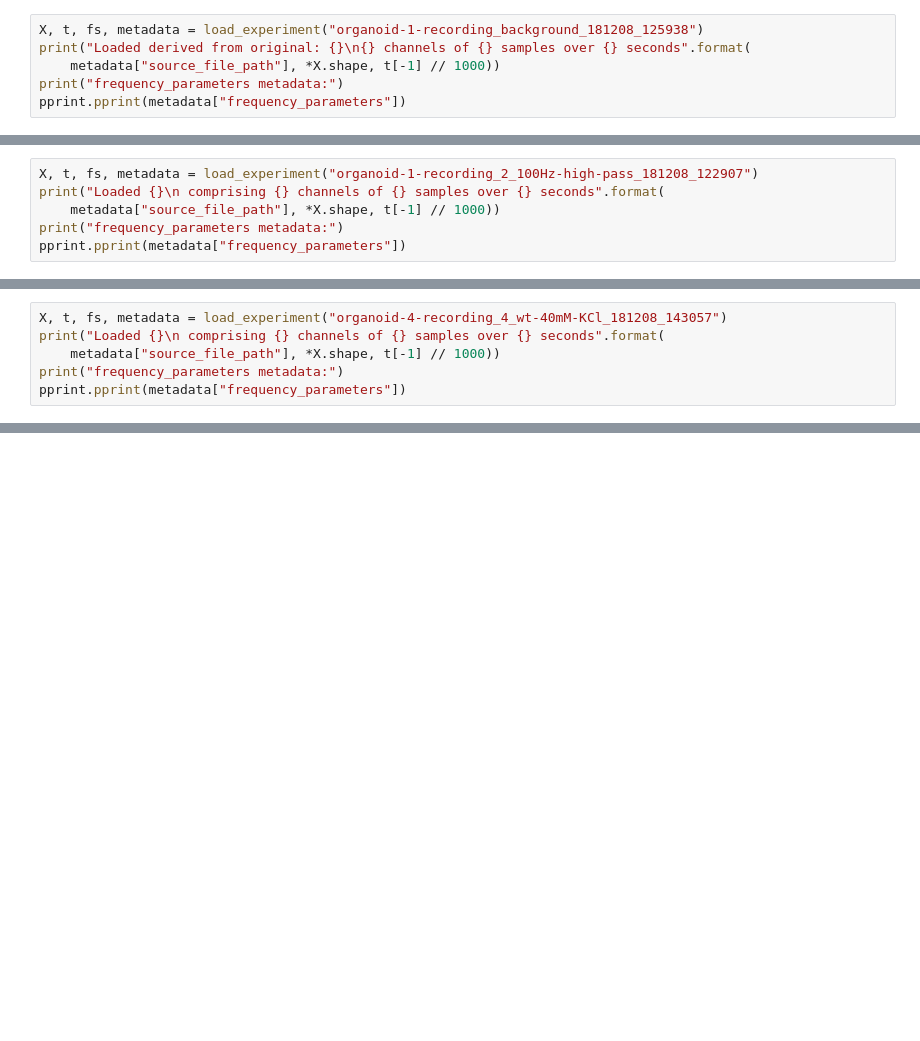
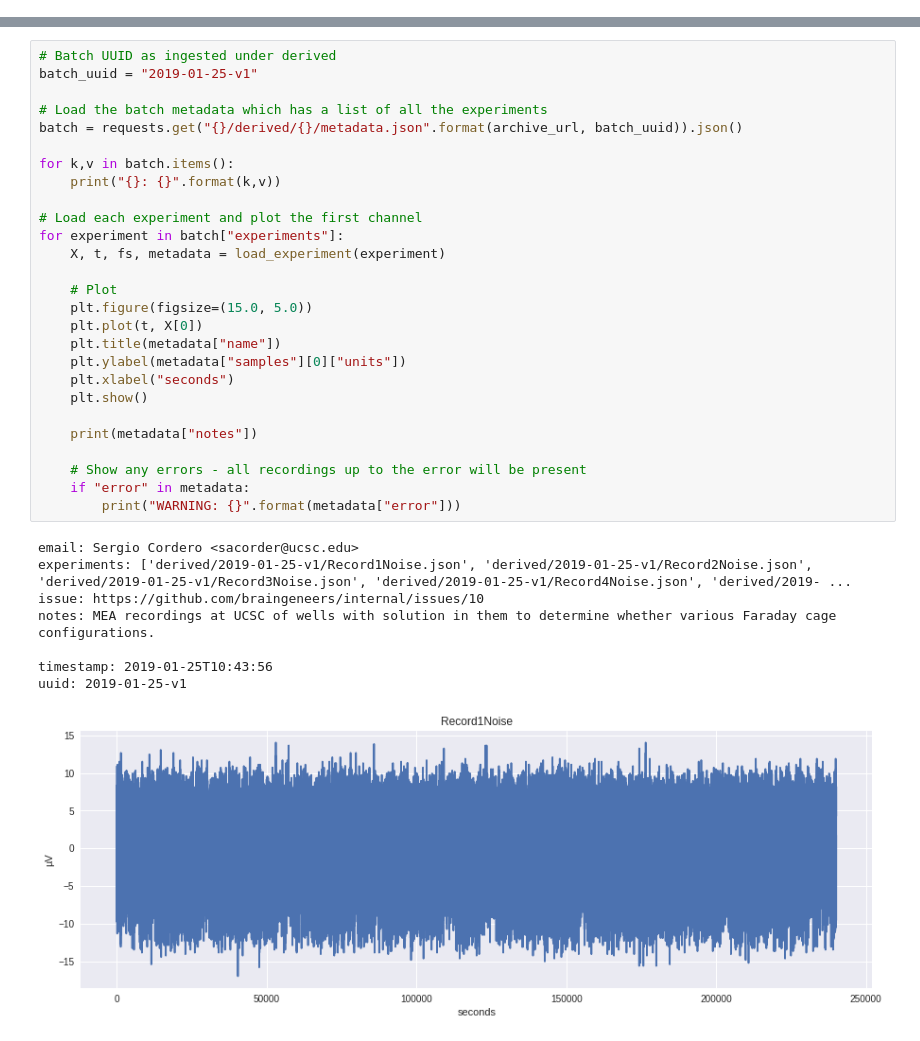
Before and after one commit to braingeneers/experiment, a Jupyter notebook: ingest/view.ipynb, the cells around one changed output, grey strips where cells are left out. Saved outputs shown, nothing was run; the diff lists cells and outputs as text; blank space fills up the shorter version.

Commit message:
Update to new derived format with load and plotting of multiple complete experiments

```diff
--- a/ingest/view.ipynb
+++ b/ingest/view.ipynb
@@ -53,6 +45,0 @@ First let's look at the baseline _neuronal fluid only_ in the well.
-# %%
-X, t, fs, metadata = load_experiment("organoid-1-recording_background_181208_125938")
-print("Loaded derived from original: {}\n{} channels of {} samples over {} seconds".format(
-    metadata["source_file_path"], *X.shape, t[-1] // 1000))
-print("frequency_parameters metadata:")
-pprint.pprint(metadata["frequency_parameters"])
@@ -133,6 +45,0 @@ Almost all of the spectrum is below 1kHz. Lets look at the spectrum of the basel
-# %%
-X, t, fs, metadata = load_experiment("organoid-1-recording_2_100Hz-high-pass_181208_122907")
-print("Loaded {}\n comprising {} channels of {} samples over {} seconds".format(
-    metadata["source_file_path"], *X.shape, t[-1] // 1000))
-print("frequency_parameters metadata:")
-pprint.pprint(metadata["frequency_parameters"])
@@ -189,6 +45,0 @@ Let's look at the experiments where KCl was added to the organoid half way throu
-# %%
-X, t, fs, metadata = load_experiment("organoid-4-recording_4_wt-40mM-KCl_181208_143057")
-print("Loaded {}\n comprising {} channels of {} samples over {} seconds".format(
-    metadata["source_file_path"], *X.shape, t[-1] // 1000))
-print("frequency_parameters metadata:")
-pprint.pprint(metadata["frequency_parameters"])
@@ -288,0 +46,36 @@ plt.show()
+# %%
+# Batch UUID as ingested under derived
+batch_uuid = "2019-01-25-v1"
+
+# Load the batch metadata which has a list of all the experiments
+batch = requests.get("{}/derived/{}/metadata.json".format(archive_url, batch_uuid)).json()
+
+for k,v in batch.items():
+    print("{}: {}".format(k,v))
+
+# Load each experiment and plot the first channel
+for experiment in batch["experiments"]:
+    X, t, fs, metadata = load_experiment(experiment)
+
+    # Plot
+    plt.figure(figsize=(15.0, 5.0))
+    plt.plot(t, X[0])
+    plt.title(metadata["name"])
+    plt.ylabel(metadata["samples"][0]["units"])
+    plt.xlabel("seconds")
+    plt.show()
+
+    print(metadata["notes"])
+
+    # Show any errors - all recordings up to the error will be present
+    if "error" in metadata:
+        print("WARNING: {}".format(metadata["error"]))
+# %% [output]
+email: Sergio Cordero <sacorder@ucsc.edu>
+experiments: ['derived/2019-01-25-v1/Record1Noise.json', 'derived/2019-01-25-v1/Record2Noise.json', 'derived/2019-01-25-v1/Record3Noise.json', 'derived/2019-01-25-v1/Record4Noise.json', 'derived/2019- ...
+issue: https://github.com/braingeneers/internal/issues/10
+notes: MEA recordings at UCSC of wells with solution in them to determine whether various Faraday cage configurations.
+
+timestamp: 2019-01-25T10:43:56
+uuid: 2019-01-25-v1
+[figure, added]
```
Also changed, not shown: parts of 23 cells of this notebook.
